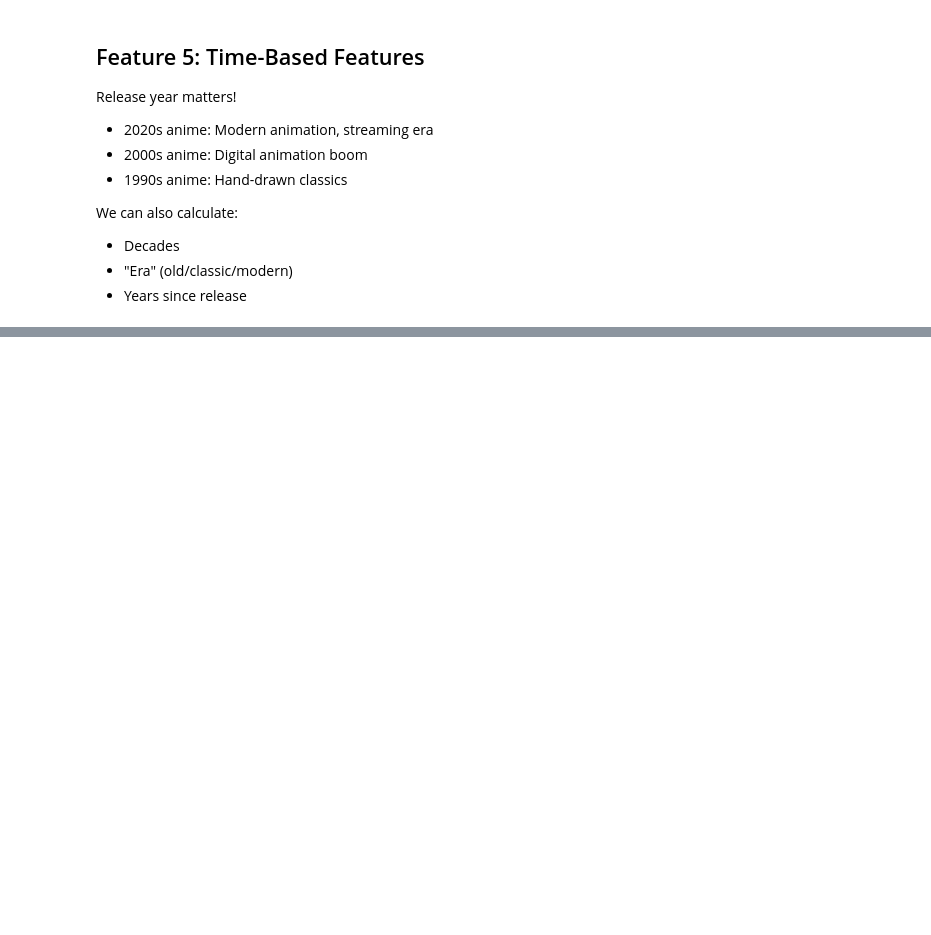
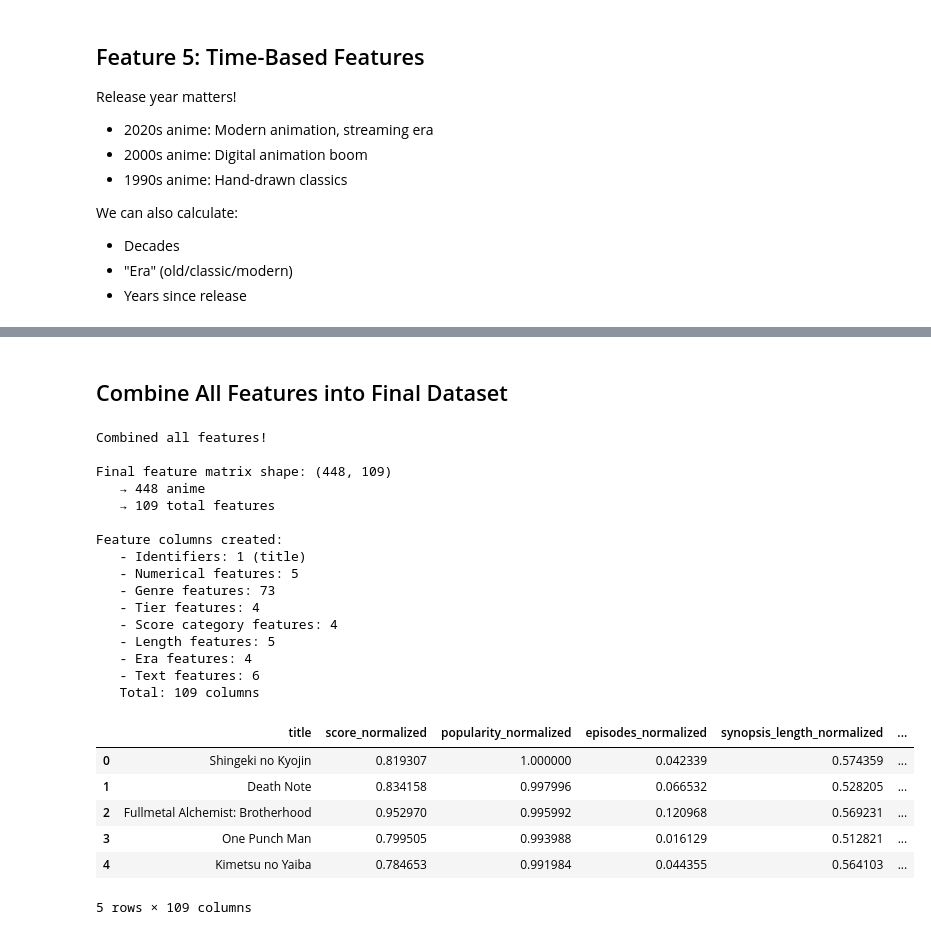
Before and after one commit to AlexeiLuchian/anime-recommender, a Jupyter notebook: notebooks/02_feature_engineering.ipynb, the cells around one changed output, grey strips where cells are left out. Saved outputs shown, nothing was run; the diff lists cells and outputs as text; code cells hidden in the pictures; blank space fills up the shorter version.

Commit message:
Concatenate feature matrix and finish features engineering

```diff
--- a/notebooks/02_feature_engineering.ipynb
+++ b/notebooks/02_feature_engineering.ipynb
@@ -323,0 +362,63 @@ We can also calculate:
+# %% [markdown]
+## Combine All Features into Final Dataset
+# %%
+features_df = pd.concat([
+    df[['title']].reset_index(drop=True),
+
+    df[['score_normalized', 'popularity_normalized', 'episodes_normalized',
+        'synopsis_length_normalized', 'years_since_release_normalized']].reset_index(drop=True),
+
+    genres_df.reset_index(drop=True),
+    tier_encoded.reset_index(drop=True),
+    score_cat_encoded.reset_index(drop=True),
+    length_encoded.reset_index(drop=True),
+    era_encoded.reset_index(drop=True),
+
+    df[['has_school', 'has_magic', 'has_war', 'has_romance',
+    'has_supernatural', 'has_sci_fi', 'has_fantasy', 'has_sports',
+    'has_slice_of_life', 'has_mystery', 'has_horror',
+    'has_comedy', 'has_psychological']].reset_index(drop=True),
+
+], axis=1)
+
+print("Combined all features!")
+print(f"\nFinal feature matrix shape: {features_df.shape}")
+print(f"   → {features_df.shape[0]} anime")
+print(f"   → {features_df.shape[1]} total features")
+
+print(f"\nFeature columns created:")
+print(f"   - Identifiers: 1 (title)")
+print(f"   - Numerical features: 5")
+print(f"   - Genre features: {len(genres_df.columns)}")
+print(f"   - Tier features: {len(tier_encoded.columns)}")
+print(f"   - Score category features: {len(score_cat_encoded.columns)}")
+print(f"   - Length features: {len(length_encoded.columns)}")
+print(f"   - Era features: {len(era_encoded.columns)}")
+print(f"   - Text features: 6")
+print(f"   Total: {features_df.shape[1]} columns")
+
+features_df.head()
+# %% [output]
+Combined all features!
+
+Final feature matrix shape: (448, 109)
+   → 448 anime
+   → 109 total features
+
+Feature columns created:
+   - Identifiers: 1 (title)
+   - Numerical features: 5
+   - Genre features: 73
+   - Tier features: 4
+   - Score category features: 4
+   - Length features: 5
+   - Era features: 4
+   - Text features: 6
+   Total: 109 columns
+|  | title | score_normalized | popularity_normalized | episodes_normalized | synopsis_length_normalized | ... |
+| 0 | Shingeki no Kyojin | 0.819307 | 1.000000 | 0.042339 | 0.574359 | ... |
+| 1 | Death Note | 0.834158 | 0.997996 | 0.066532 | 0.528205 | ... |
+| 2 | Fullmetal Alchemist: Brotherhood | 0.952970 | 0.995992 | 0.120968 | 0.569231 | ... |
+| 3 | One Punch Man | 0.799505 | 0.993988 | 0.016129 | 0.512821 | ... |
+| 4 | Kimetsu no Yaiba | 0.784653 | 0.991984 | 0.044355 | 0.564103 | ... |
+5 rows × 109 columns
```
Also changed, not shown: parts of 3 cells of this notebook, 5 other files.
